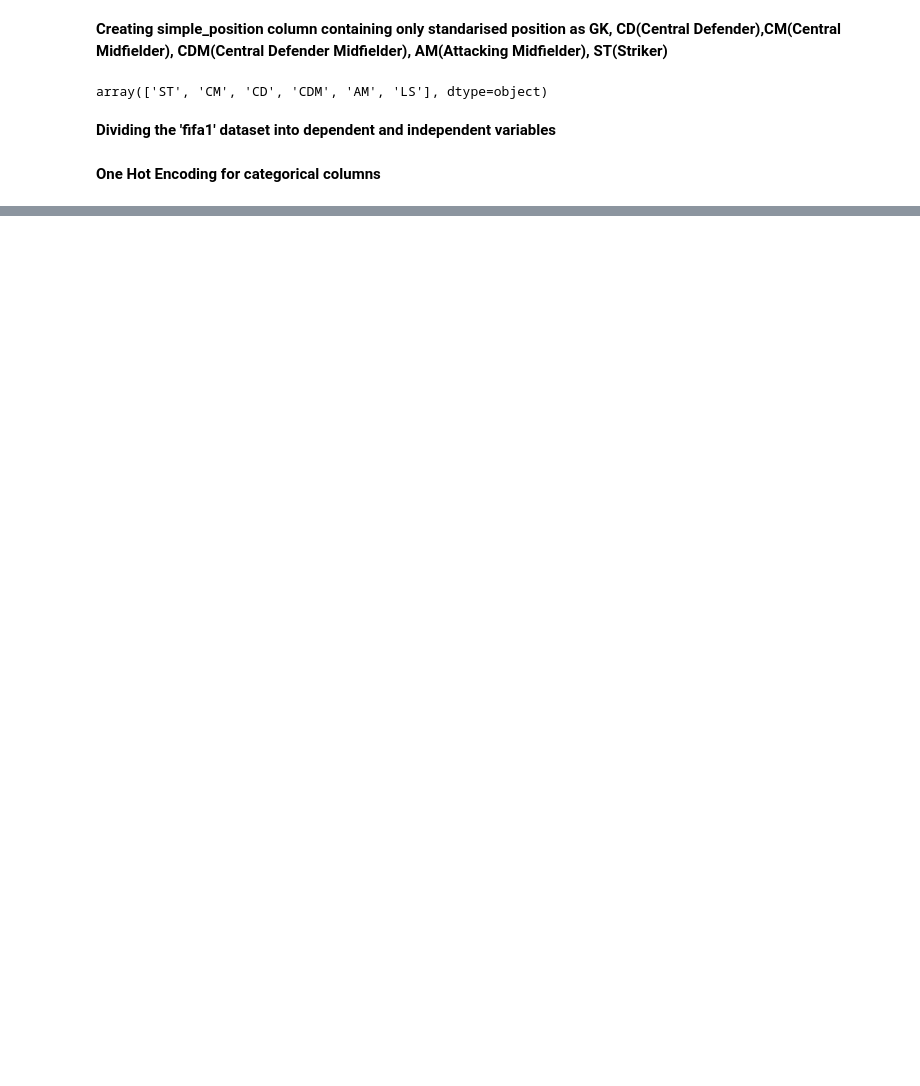
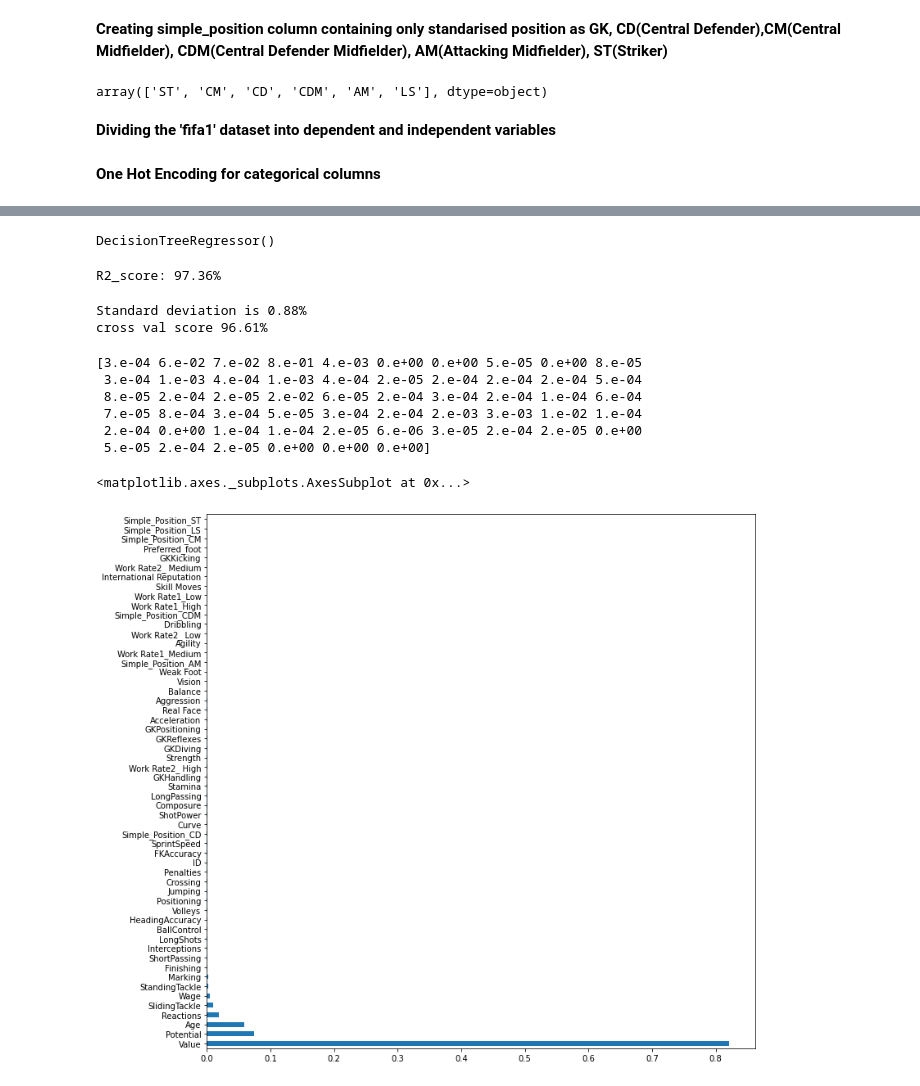
Before and after one commit to oushnik23/Fifa19-project, a Jupyter notebook: fifa_2019.ipynb, the cells around one changed output, grey strips where cells are left out. Cells and saved outputs as stored; diff of their text form; code cells hidden in the pictures; blank space fills up the shorter version.

```diff
--- a/fifa_2019.ipynb
+++ b/fifa_2019.ipynb
@@ -425,0 +403,6 @@ Standard deviation 0.45516063099793086
+# %%
+from sklearn.tree import DecisionTreeRegressor
+dte=DecisionTreeRegressor()
+dte.fit(xtrain,ytrain)
+# %% [output]
+DecisionTreeRegressor()
@@ -425,0 +411,4 @@ Standard deviation 0.45516063099793086
+# %%
+print("R2_score: {:.2f}%".format(r2_score(ytest,y_pred)*100))
+# %% [output]
+R2_score: 97.36%
@@ -425,0 +417,22 @@ Standard deviation 0.45516063099793086
+# %%
+print("Standard deviation is {:.2f}%".format(score.std()*100))
+print("cross val score {:.2f}%".format(score.mean()*100))
+# %% [output]
+Standard deviation is 0.88%
+cross val score 96.61%
+# %%
+print(dte.feature_importances_)
+# %% [output]
+[3.e-04 6.e-02 7.e-02 8.e-01 4.e-03 0.e+00 0.e+00 5.e-05 0.e+00 8.e-05
+ 3.e-04 1.e-03 4.e-04 1.e-03 4.e-04 2.e-05 2.e-04 2.e-04 2.e-04 5.e-04
+ 8.e-05 2.e-04 2.e-05 2.e-02 6.e-05 2.e-04 3.e-04 2.e-04 1.e-04 6.e-04
+ 7.e-05 8.e-04 3.e-04 5.e-05 3.e-04 2.e-04 2.e-03 3.e-03 1.e-02 1.e-04
+ 2.e-04 0.e+00 1.e-04 1.e-04 2.e-05 6.e-06 3.e-05 2.e-04 2.e-05 0.e+00
+ 5.e-05 2.e-04 2.e-05 0.e+00 0.e+00 0.e+00]
+# %%
+plt.figure(figsize=(12,12))
+imp=pd.Series(dte.feature_importances_,index=x.columns)
+imp.nlargest(x.shape[1]).plot(kind='barh')
+# %% [output]
+<matplotlib.axes._subplots.AxesSubplot at 0x...>
+[figure, added]
```
Also changed, not shown: parts of 25 cells of this notebook.
